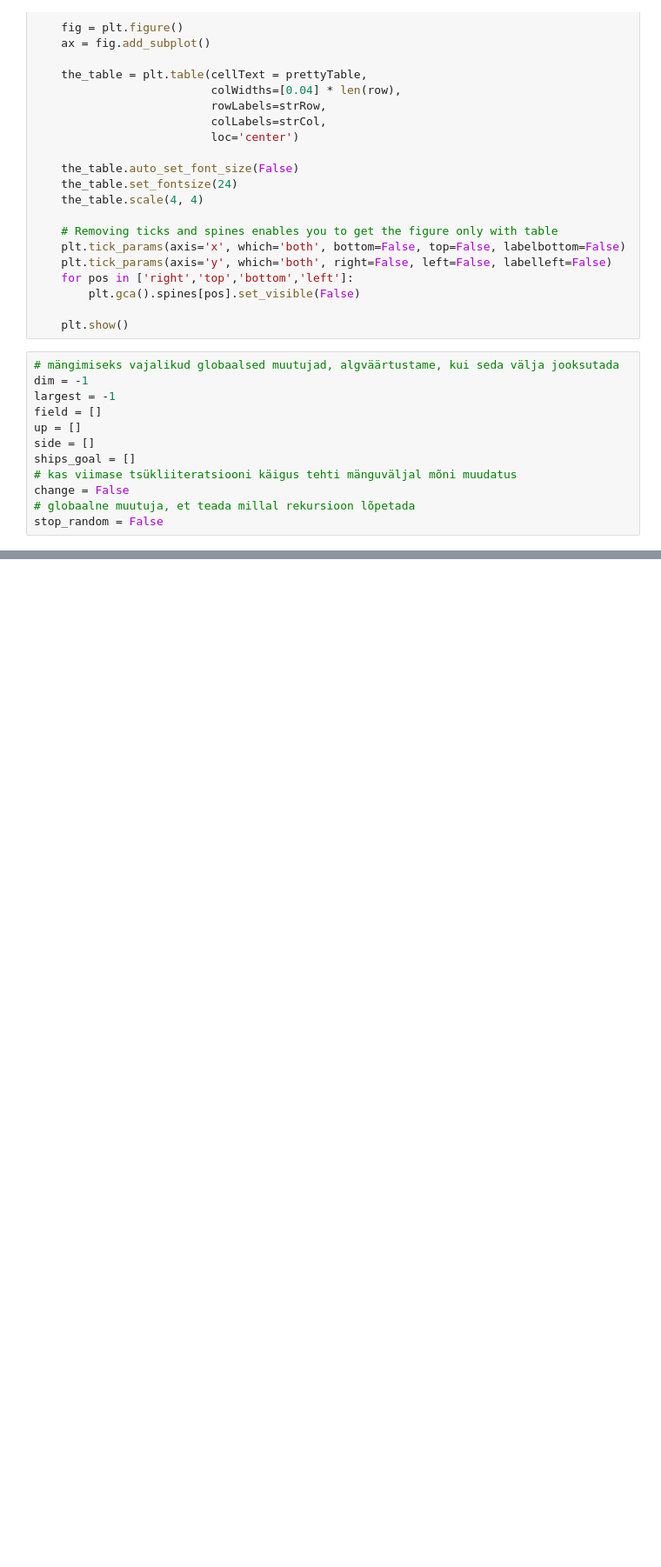
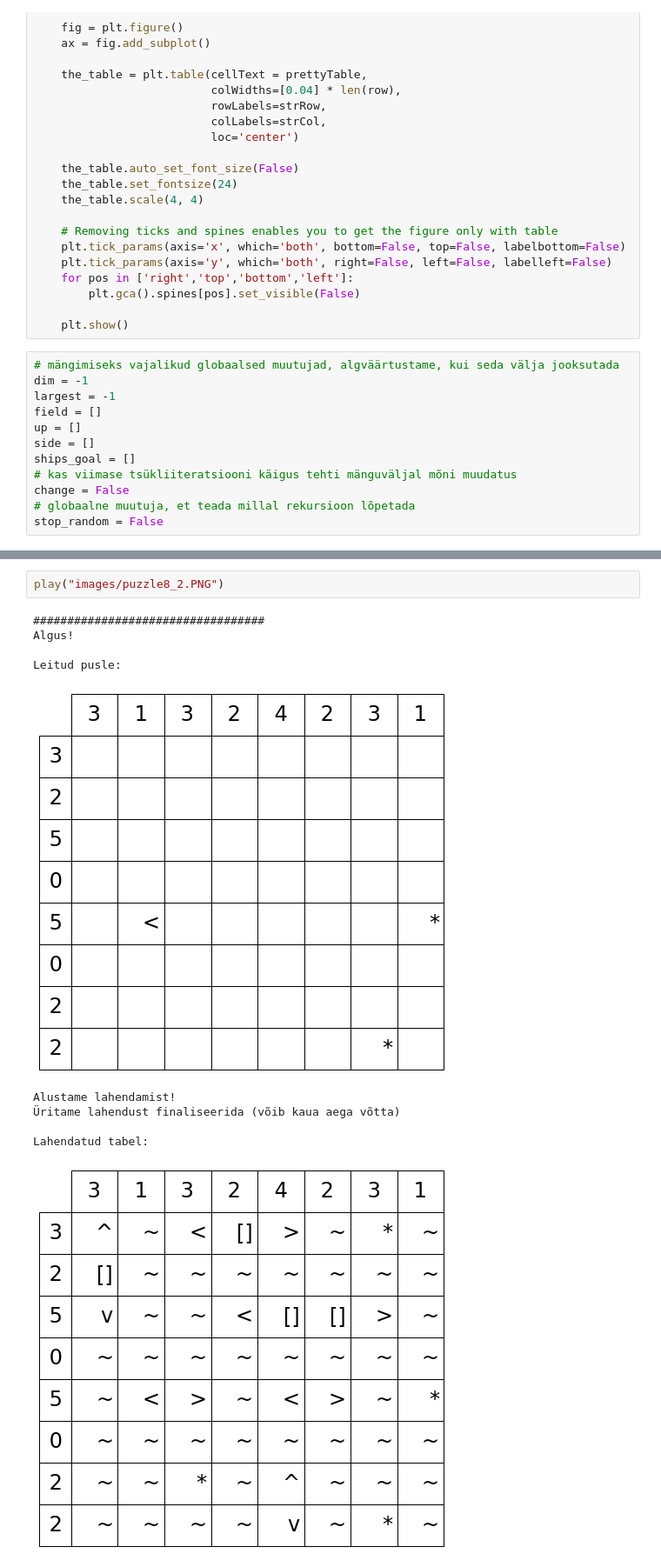
Before and after one commit to OliverSavolainen/Battleship_Solitaire_Solver, a Jupyter notebook: Battleship Solitaire Solver.ipynb, the cells around one changed output, grey strips where cells are left out. Shown at 87% size. Saved outputs shown, nothing was run; the diff lists cells and outputs as text; blank space fills up the shorter version.

```diff
--- a/Battleship Solitaire Solver.ipynb
+++ b/Battleship Solitaire Solver.ipynb
@@ -986,0 +1054,13 @@ Lõpp!
+# %%
+play("images/puzzle8_2.PNG")
+# %% [output]
+##################################
+Algus!
+
+Leitud pusle:
+[figure, added]
+Alustame lahendamist!
+Üritame lahendust finaliseerida (võib kaua aega võtta)
+
+Lahendatud tabel:
+[figure, added]
```
Also changed, not shown: parts of 15 cells of this notebook, 2 other files.
